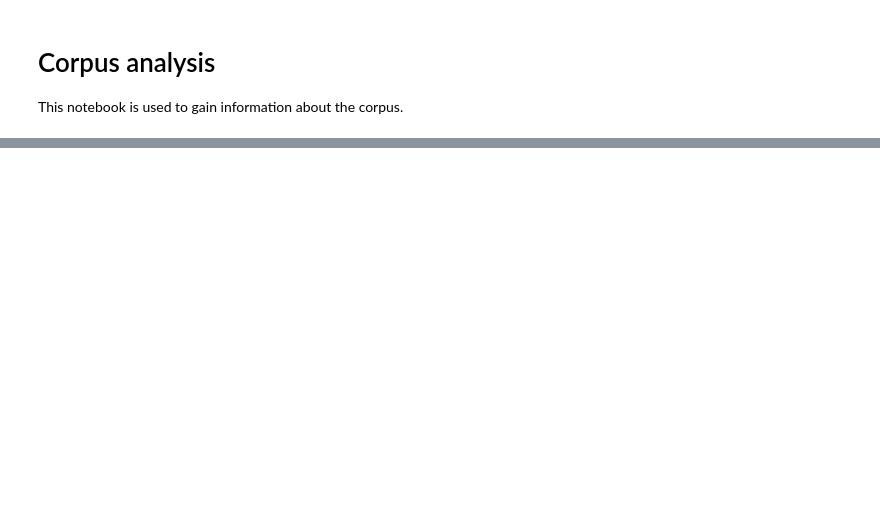
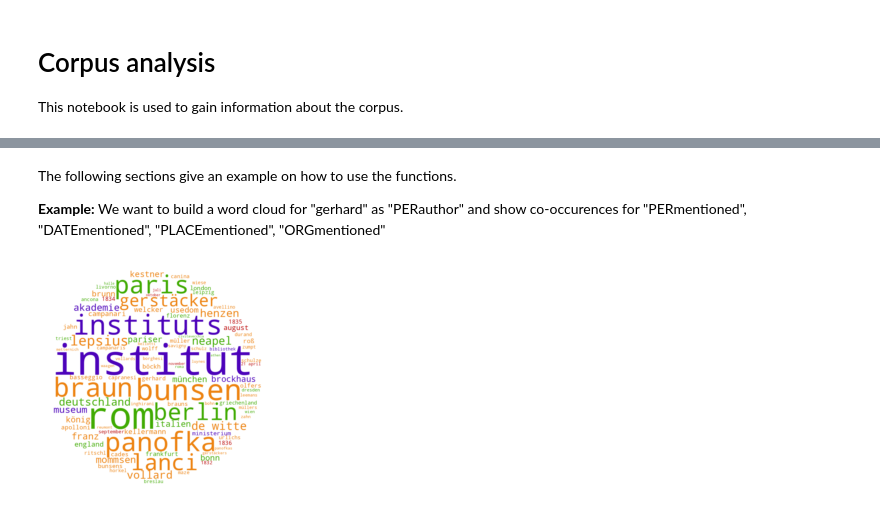
Before and after one commit to dainst/gelehrtenkorrespondenz-21, a Jupyter notebook: notebooks/corpus_analysis.ipynb, the cells around one changed output, grey strips where cells are left out. Saved outputs shown, nothing was run; the diff lists cells and outputs as text; code cells hidden in the pictures; blank space fills up the shorter version.

```diff
--- a/notebooks/corpus_analysis.ipynb
+++ b/notebooks/corpus_analysis.ipynb
@@ -1,3 +1,16 @@
+# %%
+# Run this once
+import sys
+import os
+
+sys.path.append('/app/src/data_access')
+os.chdir('..')
+
+from word_cloud_generator import WordCloudGenerator
+
+src_dir = 'data/annotations/'
+
+%load_ext autoreload
 # %% [markdown]
 # Corpus analysis
 
@@ -50,0 +82,20 @@ generator.generate_total(
+# %% [markdown]
+The following sections give an example on how to use the functions.
+
+**Example:**
+We want to build a word cloud for "gerhard" as "PERauthor" and show co-occurences for "PERmentioned", "DATEmentioned", "PLACEmentioned", "ORGmentioned"
+# %%
+file_path = 'resources/corpus_analysis/gerhard_author_cloud.png'
+
+base_entity = 'gerhard'
+base_entity_types = ['PERauthor']
+relation_entity_types = ['PERmentioned', 'DATEmentioned', 'PLACEmentioned', 'ORGmentioned']
+
+generator.extract_coocurrences(
+    src_dir = src_dir,
+    base_entity = base_entity,
+    base_entity_types = base_entity_types,
+    relation_entity_types = relation_entity_types)
+generator.generate(file_path = file_path)
+# %% [output]
+[figure, added]
```
Also changed, not shown: parts of 10 cells of this notebook, 8 other files.
